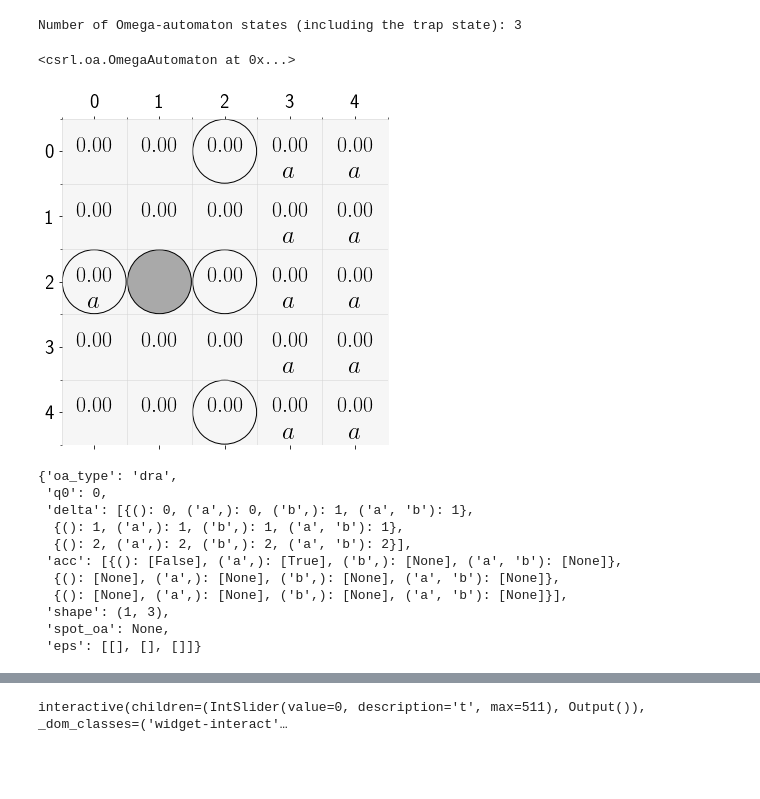
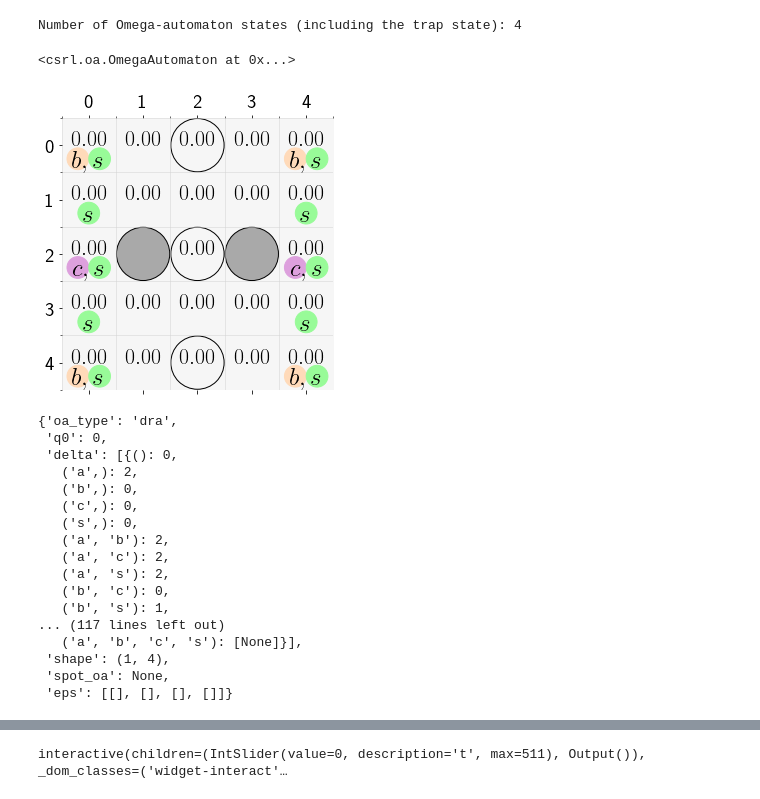
Before and after one commit to ICRA-2020/csrl, a Jupyter notebook: Adversary.ipynb, the cells around one changed output, grey strips where cells are left out. Drawn from its saved outputs; the diff is of its cells as text; code cells hidden in the pictures; blank space fills up the shorter version.

Commit message:
Fix a rewarding bug related to incorrect labelling.
Modify the second player arrows in plots.
Add colors to labels in new notebooks.

```diff
--- a/Adversary.ipynb
+++ b/Adversary.ipynb
@@ -4,55 +4,67 @@ from csrl.mdp import GridMDP
 from csrl.oa import OmegaAutomaton
 from csrl import ControlSynthesis
 import numpy as np
 
 # Specification
-ltl = 'F G a & G !b'
+ltl = 'G F b & G F c & F G s & G !a'
 oa = OmegaAutomaton(ltl,oa_type='dra')
 print('Number of Omega-automaton states (including the trap state):',oa.shape[1])
 display(oa)
 
 # MDP Description
 shape = (5,5)
 # E: Empty, T: Trap, B: Obstacle
 structure = np.array([
     ['E',  'E',  'T',  'E',  'E'],
     ['E',  'E',  'E',  'E',  'E'],
-    ['T',  'B',  'T',  'E',  'E'],
+    ['E',  'B',  'T',  'B',  'E'],
     ['E',  'E',  'E',  'E',  'E'],
     ['E',  'E',  'T',  'E',  'E']
 ])
 
 label = np.array([
-    [(),        (),        (),        ('a',),        ('a',)],
-    [(),        (),        (),        ('a',),        ('a',)],
-    [('a',),    (),        (),        ('a',),        ('a',)],
-    [(),        (),        (),        ('a',),        ('a',)],
-    [(),        (),        (),        ('a',),        ('a',)],
+    [('b','s'), (),        (),        (),        ('b','s')],
+    [('s',),    (),        (),        (),        ('s',)   ],
+    [('c','s'), (),        (),        (),        ('c','s')],
+    [('s',),    (),        (),        (),        ('s',)   ],
+    [('b','s'), (),        (),        (),        ('b','s')],
 ],dtype=np.object)
 
 reward = np.zeros(shape)
+lcmap={
+    'b':'peachpuff',
+    'c':'plum',
+    's':'palegreen',
+    'a':'red'
+}
 
-grid_mdp = GridMDP(shape=shape,structure=structure,reward=reward,label=label,figsize=6,second_agent=('b',))  # Use figsize=4 for smaller figures
+grid_mdp = GridMDP(shape=shape,structure=structure,reward=reward,label=label,figsize=5,adversary=('a',),lcmap=lcmap,p=0.6)  # Use figsize=4 for smaller figures
 grid_mdp.plot()
 
 # Construct the product MDP
 csrl = ControlSynthesis(grid_mdp,oa)
 # %% [output]
-Number of Omega-automaton states (including the trap state): 3
+Number of Omega-automaton states (including the trap state): 4
 <csrl.oa.OmegaAutomaton at 0x...>
-[figure, old version]
+[figure, new version]
 # %%
 oa.__dict__
 # %% [output]
 {'oa_type': 'dra',
  'q0': 0,
- 'delta': [{(): 0, ('a',): 0, ('b',): 1, ('a', 'b'): 1},
-  {(): 1, ('a',): 1, ('b',): 1, ('a', 'b'): 1},
-  {(): 2, ('a',): 2, ('b',): 2, ('a', 'b'): 2}],
- 'acc': [{(): [False], ('a',): [True], ('b',): [None], ('a', 'b'): [None]},
-  {(): [None], ('a',): [None], ('b',): [None], ('a', 'b'): [None]},
-  {(): [None], ('a',): [None], ('b',): [None], ('a', 'b'): [None]}],
- 'shape': (1, 3),
+ 'delta': [{(): 0,
+   ('a',): 2,
+   ('b',): 0,
+   ('c',): 0,
+   ('s',): 0,
+   ('a', 'b'): 2,
+   ('a', 'c'): 2,
+   ('a', 's'): 2,
+   ('b', 'c'): 0,
+   ('b', 's'): 1,
+... (117 lines left out)
+   ('a', 'b', 'c', 's'): [None]}],
+ 'shape': (1, 4),
  'spot_oa': None,
- 'eps': [[], [], []]}
+ 'eps': [[], [], [], []]}
 # %%
```
Also changed, not shown: parts of 9 cells of this notebook, 3 other files.
